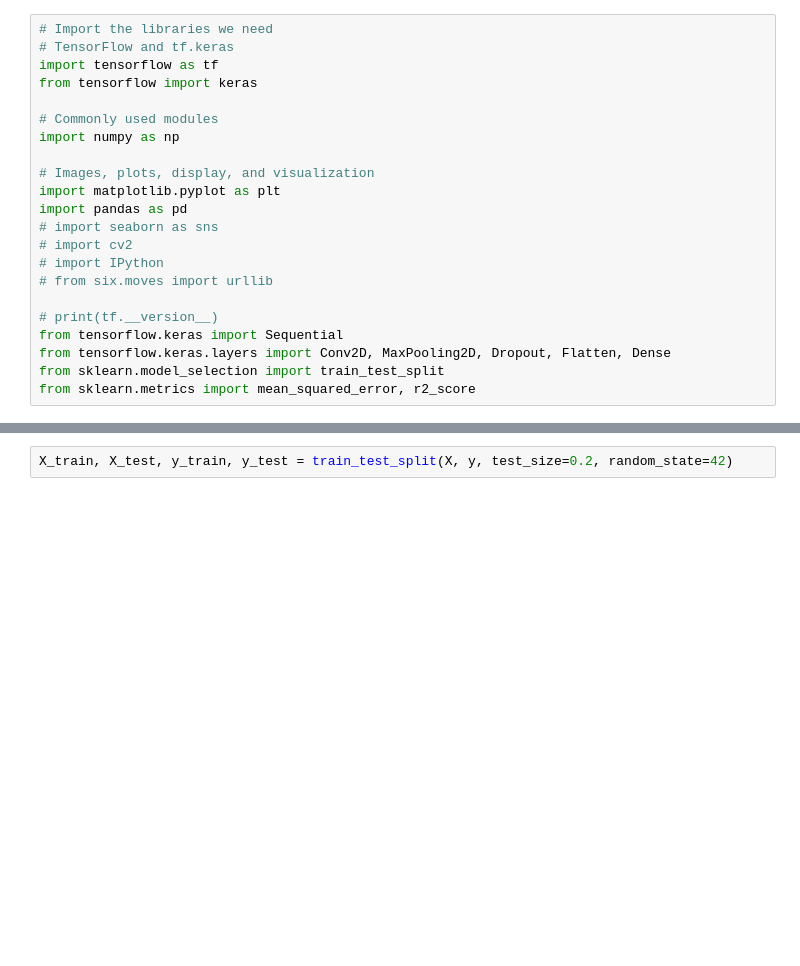
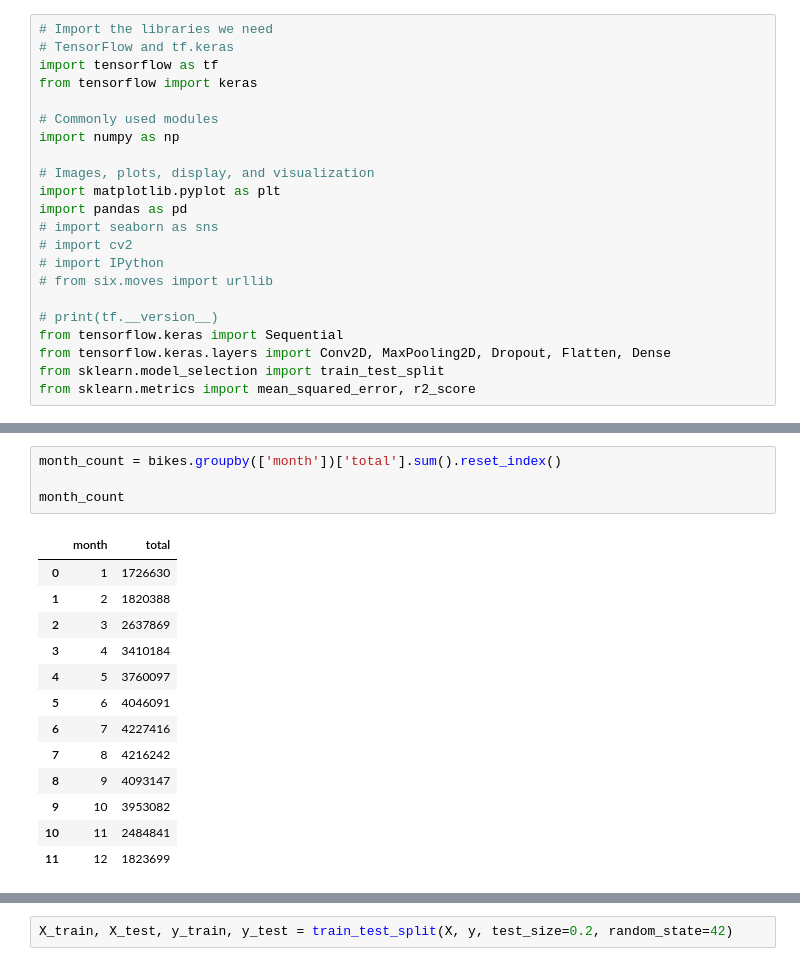
Before and after one commit to levi-wj/bike_case_study, a Jupyter notebook: notebooks/starter_bikes_Josh.ipynb, the cells around one changed output, grey strips where cells are left out. Saved outputs shown, nothing was run; the diff lists cells and outputs as text; blank space fills up the shorter version.

```diff
--- a/notebooks/starter_bikes_Josh.ipynb
+++ b/notebooks/starter_bikes_Josh.ipynb
@@ -80 +170,19 @@ bikes
+# %%
+month_count = bikes.groupby(['month'])['total'].sum().reset_index()
+
+month_count
+# %% [output]
+|  | month | total |
+| 0 | 1 | 1726630 |
+| 1 | 2 | 1820388 |
+| 2 | 3 | 2637869 |
+| 3 | 4 | 3410184 |
+| 4 | 5 | 3760097 |
+| 5 | 6 | 4046091 |
+| 6 | 7 | 4227416 |
+| 7 | 8 | 4216242 |
+| 8 | 9 | 4093147 |
+| 9 | 10 | 3953082 |
+| 10 | 11 | 2484841 |
+| 11 | 12 | 1823699 |
 # %%
```
Also changed, not shown: parts of 19 cells of this notebook.
